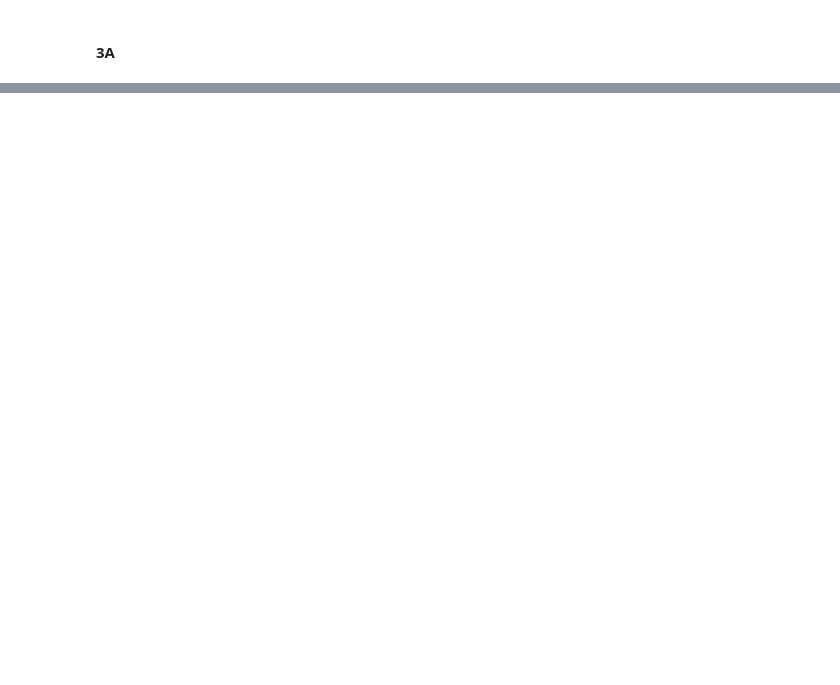
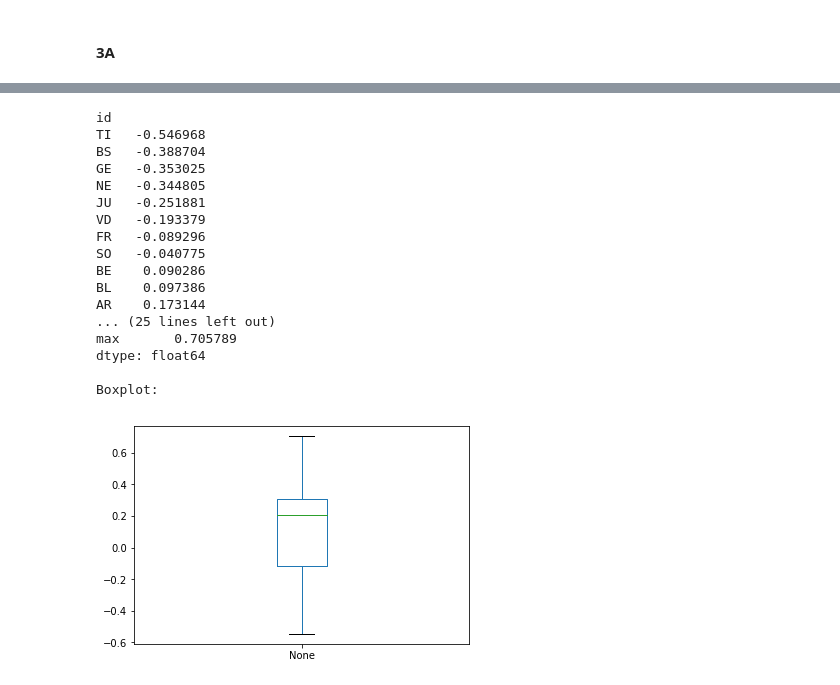
Before and after one commit to fraterenz/ADA2018-Homework, a Jupyter notebook: 02 - Visualisation/HW2_main.ipynb, the cells around one changed output, grey strips where cells are left out. Drawn from its saved outputs; the diff is of its cells as text; code cells hidden in the pictures; blank space fills up the shorter version.

```diff
--- a/02 - Visualisation/HW2_main.ipynb
+++ b/02 - Visualisation/HW2_main.ipynb
@@ -114,0 +445,24 @@ __B)__ For each party, devise a way to visualize the difference between its 2014
+# %%
+# import voters for all years
+
+footers = [55, 55, 51, 52, 48, 50, 52, 55]
+
+
+voters_all_sheets = {
+    '{}-{}'.format(k1, k2):[None, ] for k1,k2 in zip(
+        range(2007, 2015)[::-1],
+        range(2010, 2018)[::-1]
+    )
+}
+
+for (i, k), foot in zip(enumerate(voters_all_sheets.keys()), footers):
+    voters_all_sheets[k] = import_voters(sheet_name=i, footer=foot)
+    print(
+        'Sheet {}: nb cantons {}, nb cols {}'.format(
+            k,
+            voters_all_sheets[k].shape[0],
+            voters_all_sheets[k].shape[1]
+        )
+    )
+
+print('nb of sheets imported {}'.format(len(voters_all_sheets)))
@@ -196,0 +504,4 @@ voters_PS_UDC['2014-2017'].head()
+# %%
+# select only UDC and PS
+voters_PS_UDC = voters_all_sheets['2014-2017'][['Année électorale', 'Participation', 'UDC', 'PS']].copy()
+voters_PS_UDC.head()
@@ -197 +516,27 @@ voters_PS_UDC['2014-2017'].head()
+# %%
+# compute right lean for each cantons
+sum_ =  voters_PS_UDC.UDC + voters_PS_UDC.PS
+difference_ = voters_PS_UDC.UDC - voters_PS_UDC.PS
+right_leans = difference_/sum_
+
+describe_serie(right_leans)
+# %% [output]
+id
+TI   -0.546968
+BS   -0.388704
+GE   -0.353025
+NE   -0.344805
+JU   -0.251881
+VD   -0.193379
+FR   -0.089296
+SO   -0.040775
+BE    0.090286
+BL    0.097386
+AR    0.173144
+... (25 lines left out)
+max       0.705789
+dtype: float64
+
+Boxplot:
+[figure, added]
 # %%
```
Also changed, not shown: parts of 60 cells of this notebook, 1 other file.
